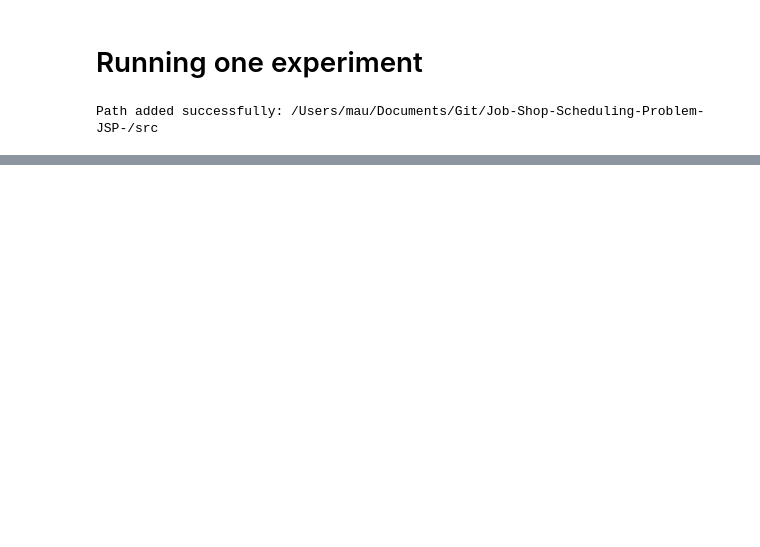
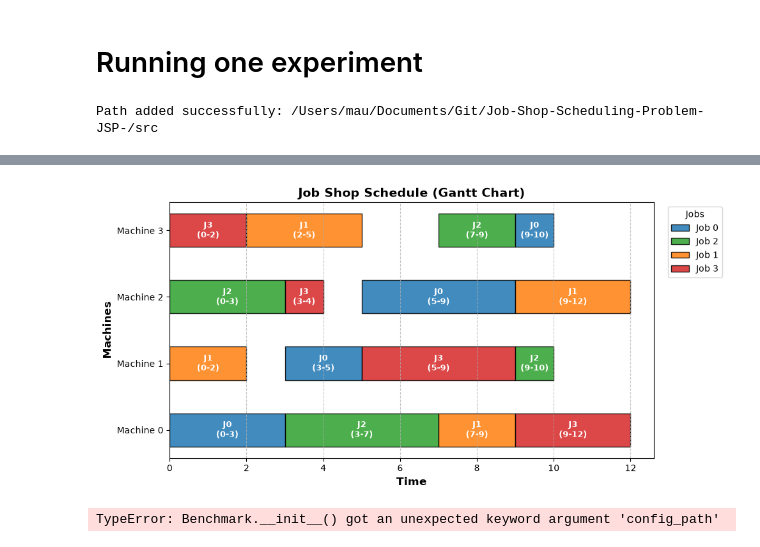
Before and after one commit to Mau124/Job-Shop-Scheduling-Problem-JSSP, a Jupyter notebook: notebooks/example_experiment.ipynb, the cells around one changed output, grey strips where cells are left out. Drawn from its saved outputs; the diff is of its cells as text; code cells hidden in the pictures; blank space fills up the shorter version.

```diff
--- a/notebooks/example_experiment.ipynb
+++ b/notebooks/example_experiment.ipynb
@@ -45,0 +50,13 @@ defaultdict(list,
+# %%
+schedule3 = experiment.results['example3'][0].schedule
+plot_jssp_schedule(schedule3)
+# %% [output]
+[figure, added]
+# %%
+benchmark = Benchmark(
+    config_path = path_experiment_condig,
+    algorithms = [DFSSolver]
+)
+benchmark.run_benchmarks()
+# %% [output]
+TypeError: Benchmark.__init__() got an unexpected keyword argument 'config_path'
```
Also changed, not shown: parts of 7 cells of this notebook, 7 other files.
